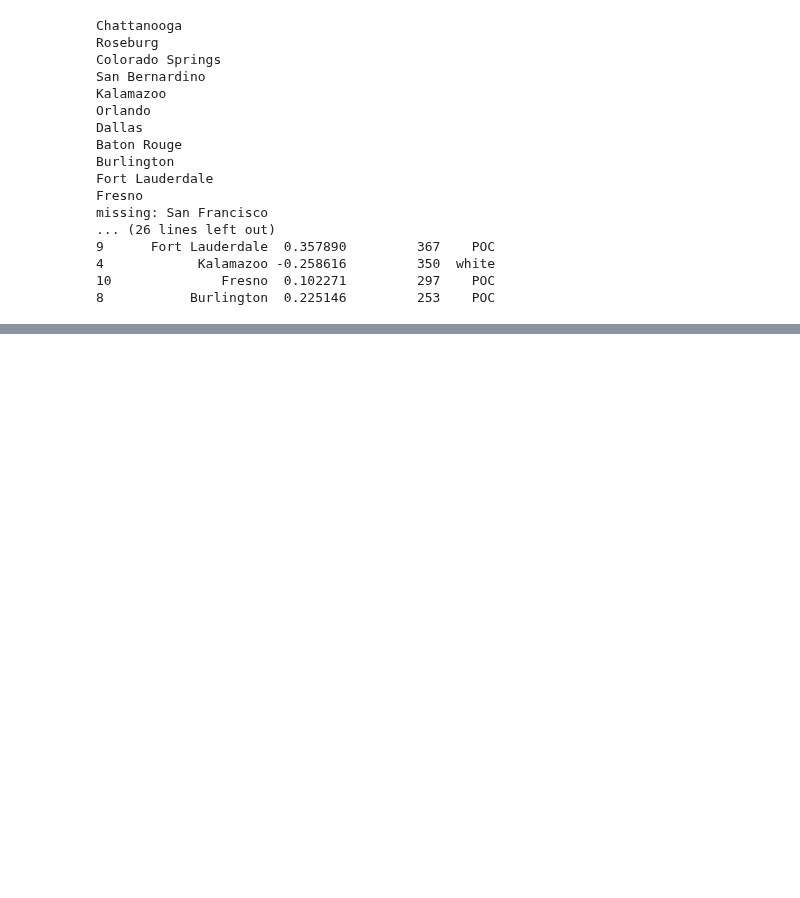
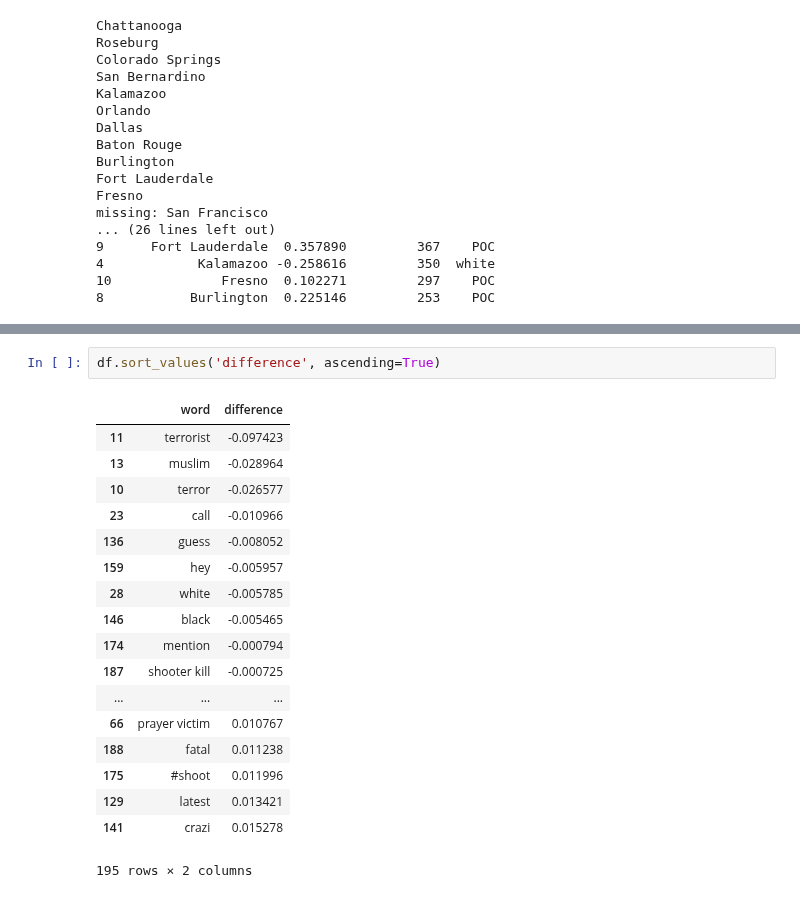
Before and after one commit to ddemszky/framing-twitter, a Jupyter notebook: 4_word_partisanship/plot word partisanship.ipynb, the cells around one changed output, grey strips where cells are left out. Drawn from its saved outputs; the diff is of its cells as text; blank space fills up the shorter version.

```diff
--- a/4_word_partisanship/plot word partisanship.ipynb
+++ b/4_word_partisanship/plot word partisanship.ipynb
@@ -73,0 +172,21 @@ Text(0.5,0,'Log odds ratio of "terrorist"\n(Democrat < 0 < Republican)')
+# %%
+df.sort_values('difference', ascending=True)
+# %% [output]
+|  | word | difference |
+| 11 | terrorist | -0.097423 |
+| 13 | muslim | -0.028964 |
+| 10 | terror | -0.026577 |
+| 23 | call | -0.010966 |
+| 136 | guess | -0.008052 |
+| 159 | hey | -0.005957 |
+| 28 | white | -0.005785 |
+| 146 | black | -0.005465 |
+| 174 | mention | -0.000794 |
+| 187 | shooter kill | -0.000725 |
+| ... | ... | ... |
+| 66 | prayer victim | 0.010767 |
+| 188 | fatal | 0.011238 |
+| 175 | #shoot | 0.011996 |
+| 129 | latest | 0.013421 |
+| 141 | crazi | 0.015278 |
+195 rows × 2 columns
```
Also changed, not shown: parts of 9 cells of this notebook.
